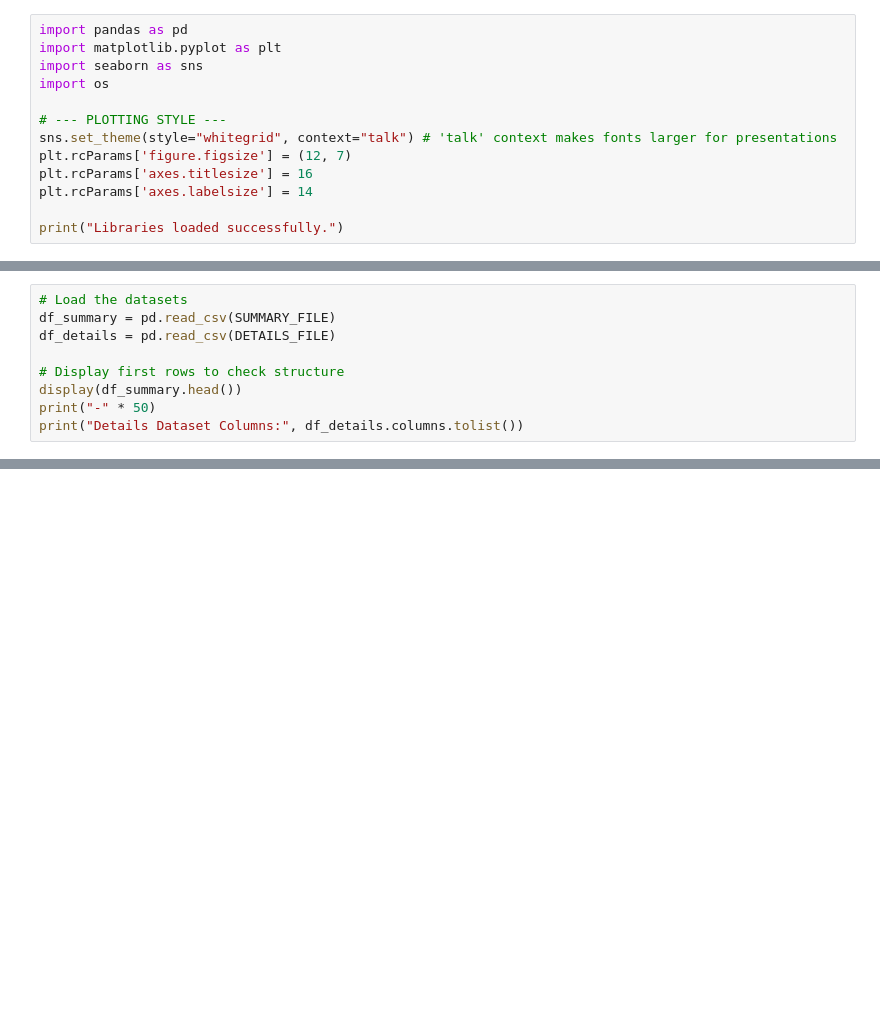
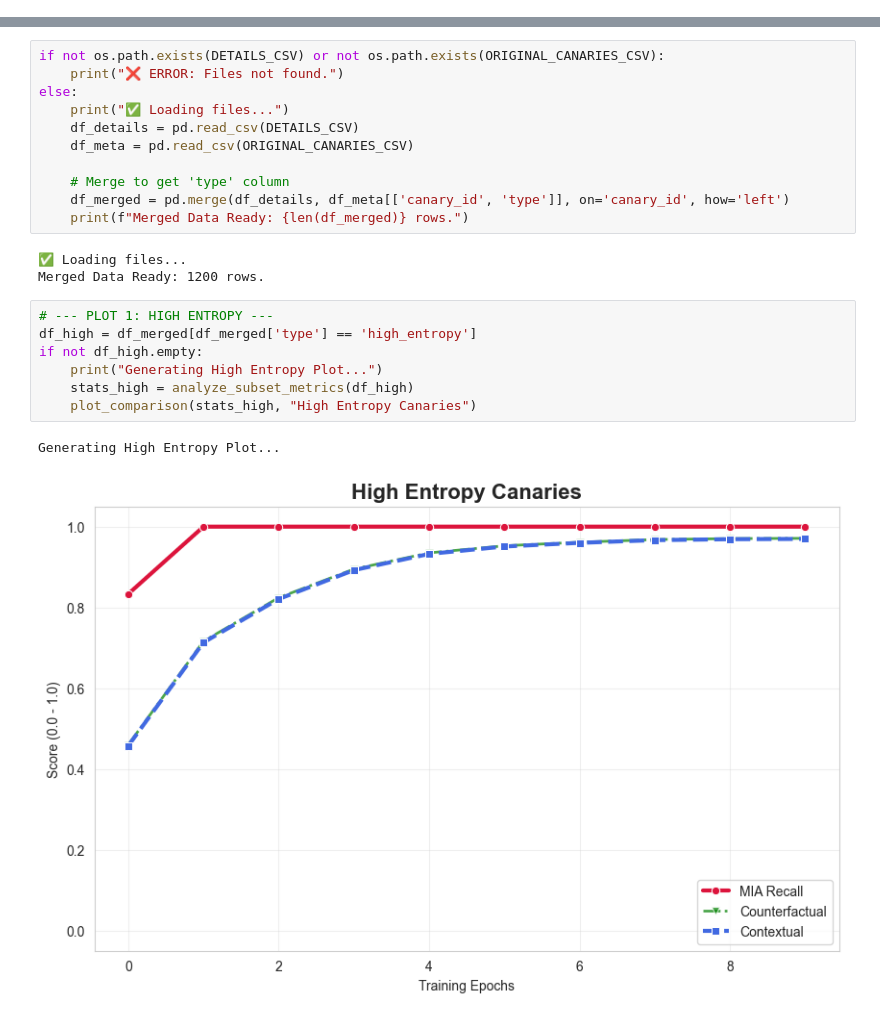
Before and after one commit to ggluongo77/finetuning-memorization-metrics, a Jupyter notebook: gen/plot_results.ipynb, the cells around one changed output, grey strips where cells are left out. Saved outputs shown, nothing was run; the diff lists cells and outputs as text; blank space fills up the shorter version.

Commit message:
Add canaries

```diff
--- a/gen/plot_results.ipynb
+++ b/gen/plot_results.ipynb
@@ -8,13 +0,0 @@ We expect MIA Recall to saturate quickly (overestimation), while Contextual Scor
-# %%
-import pandas as pd
-import matplotlib.pyplot as plt
-import seaborn as sns
-import os
-
-# --- PLOTTING STYLE ---
-sns.set_theme(style="whitegrid", context="talk") # 'talk' context makes fonts larger for presentations
-plt.rcParams['figure.figsize'] = (12, 7)
-plt.rcParams['axes.titlesize'] = 16
-plt.rcParams['axes.labelsize'] = 14
-
-print("Libraries loaded successfully.")
@@ -44,9 +0,0 @@ else:
-# %%
-# Load the datasets
-df_summary = pd.read_csv(SUMMARY_FILE)
-df_details = pd.read_csv(DETAILS_FILE)
-
-# Display first rows to check structure
-display(df_summary.head())
-print("-" * 50)
-print("Details Dataset Columns:", df_details.columns.tolist())
@@ -188,0 +48,24 @@ plt.show()
+# %%
+if not os.path.exists(DETAILS_CSV) or not os.path.exists(ORIGINAL_CANARIES_CSV):
+    print("❌ ERROR: Files not found.")
+else:
+    print("✅ Loading files...")
+    df_details = pd.read_csv(DETAILS_CSV)
+    df_meta = pd.read_csv(ORIGINAL_CANARIES_CSV)
+
+    # Merge to get 'type' column
+    df_merged = pd.merge(df_details, df_meta[['canary_id', 'type']], on='canary_id', how='left')
+    print(f"Merged Data Ready: {len(df_merged)} rows.")
+# %% [output]
+✅ Loading files...
+Merged Data Ready: 1200 rows.
+# %%
+# --- PLOT 1: HIGH ENTROPY ---
+df_high = df_merged[df_merged['type'] == 'high_entropy']
+if not df_high.empty:
+    print("Generating High Entropy Plot...")
+    stats_high = analyze_subset_metrics(df_high)
+    plot_comparison(stats_high, "High Entropy Canaries")
+# %% [output]
+Generating High Entropy Plot...
+[figure, added]
```
Also changed, not shown: parts of 15 cells of this notebook, 8 other files.
